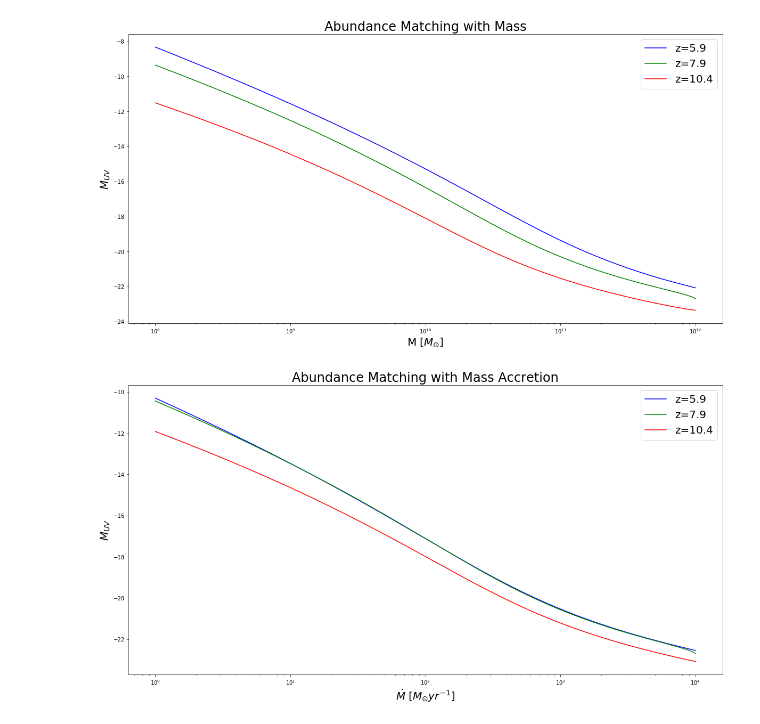
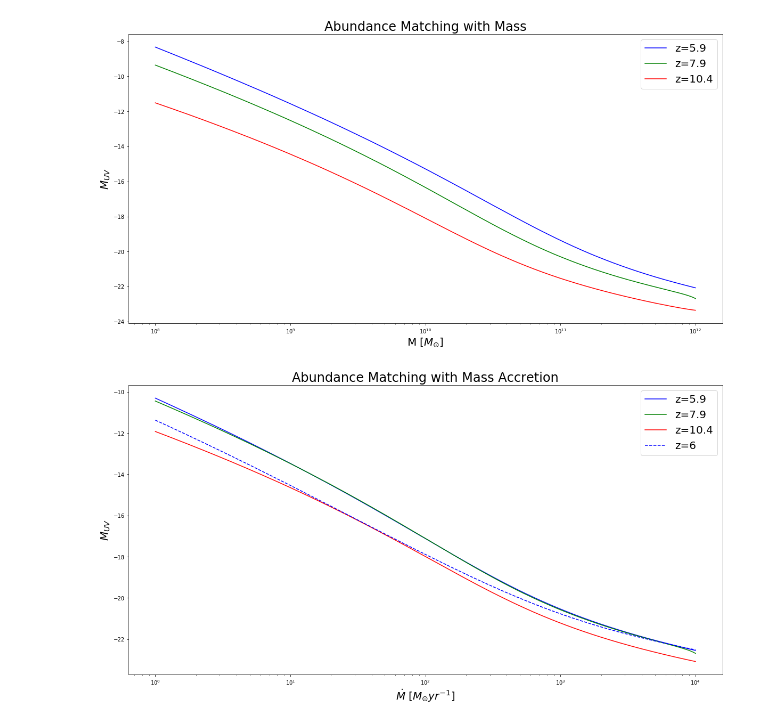
Before and after one commit to nddalal/jupyter, a Jupyter notebook: halo_mass_function.ipynb, the cells around one changed output. Saved outputs shown, nothing was run; the diff lists cells and outputs as text; code cells hidden in the pictures.

```diff
--- a/halo_mass_function.ipynb
+++ b/halo_mass_function.ipynb
@@ -293,13 +293,14 @@ def LStar(MStar):
 def MStar(LStar):
     return -2.5*np.log10(LStar/4.487e20)
 # %%
-mag = np.linspace(-23, -16, num=100)
-lum= np.logspace(-5, 1, num=100)
-mag_star= np.linspace(-23,-16, num=99)
-lum_star=  np.logspace(-5, 1, num=99)
+mag = np.linspace(-23, -16, num=1000)
+lum= np.logspace(-5, 1, num=1000)
+mag_star= np.linspace(-23,-16, num=999)
+lum_star=  np.logspace(-5, 1, num=999)
 plt.figure(figsize=(20,10))
 plt.semilogx(lum_star, schechterCumuLL(lum*LStar(-20.94),5e-4,-1.87,LStar(-20.94)), 'b--', markersize=10, label ='z=5.9')
 plt.semilogx(lum_star, schechterCumuLL(lum*LStar(-20.63),2.1e-4,-2.02,LStar(-20.63)), 'g--', markersize=10, label ='z=7.9')
+plt.semilogx(lum_star, schechterCumuLL(lum*LStar(-20.92),8e-5,-2.27,LStar(-20.92)), 'r--', markersize=10, label ='z=10.4')
 plt.semilogx(lum, (0.0005*(-8.31062+(1.14943*scipy.special.hyp1f1(-0.87,0.13, -lum))/lum**(0.87))), 'b', markersize=10, label ='z=5.9')
 #plt.plot(mag, (schechterCumuLMa(mag, 5.0e-4,-1.87, -20.94)), 'b', markersize=10, label ='z=5.9')
 plt.semilogx(lum, (0.00021*(49.6053+(0.980392*scipy.special.hyp1f1(-1.02,-0.02, -lum))/lum**(1.02))), 'g', markersize=10, label ='z=7.9')
@@ -380,18 +381,18 @@ def AbundanceFit(m_star):
 # %%
 mdot= np.logspace(0,4, num=1000)
 mdot_star=np.logspace(0,5, num=999)
 
 plt.figure(figsize=(20,10))
 plt.semilogx(mdot, MStar(q(cumumar(mdot,6))*LStar(-20.94)), 'b', markersize=10, label ='z=5.9')
 plt.semilogx(mdot, MStar(p(cumumar(mdot,8))*LStar(-20.63)), 'g', markersize=10, label ='z=7.9')
 plt.semilogx(mdot, MStar(r(cumumar(mdot,10))*LStar(-20.92)), 'r', markersize=10, label ='z=10.4')
-#plt.semilogx(mdot, AbundanceFit(mdot),'b', markersize=10, label = 'z=6')
+plt.semilogx(mdot, AbundanceFit(mdot),'b--', markersize=10, label = 'z=6')
 
 
 plt.xlabel("$\dot{M}$ [$M_{\odot}yr^{-1}$]", fontsize=20)
 plt.ylabel("$M_{UV}$", fontsize=20)
 plt.title("Abundance Matching with Mass Accretion", fontsize=24)
 plt.legend(fontsize=20)
 plt.show()
 # %% [output]
-[figure, old version]
+[figure, new version]
```
Also changed, not shown: parts of 5 cells of this notebook.
